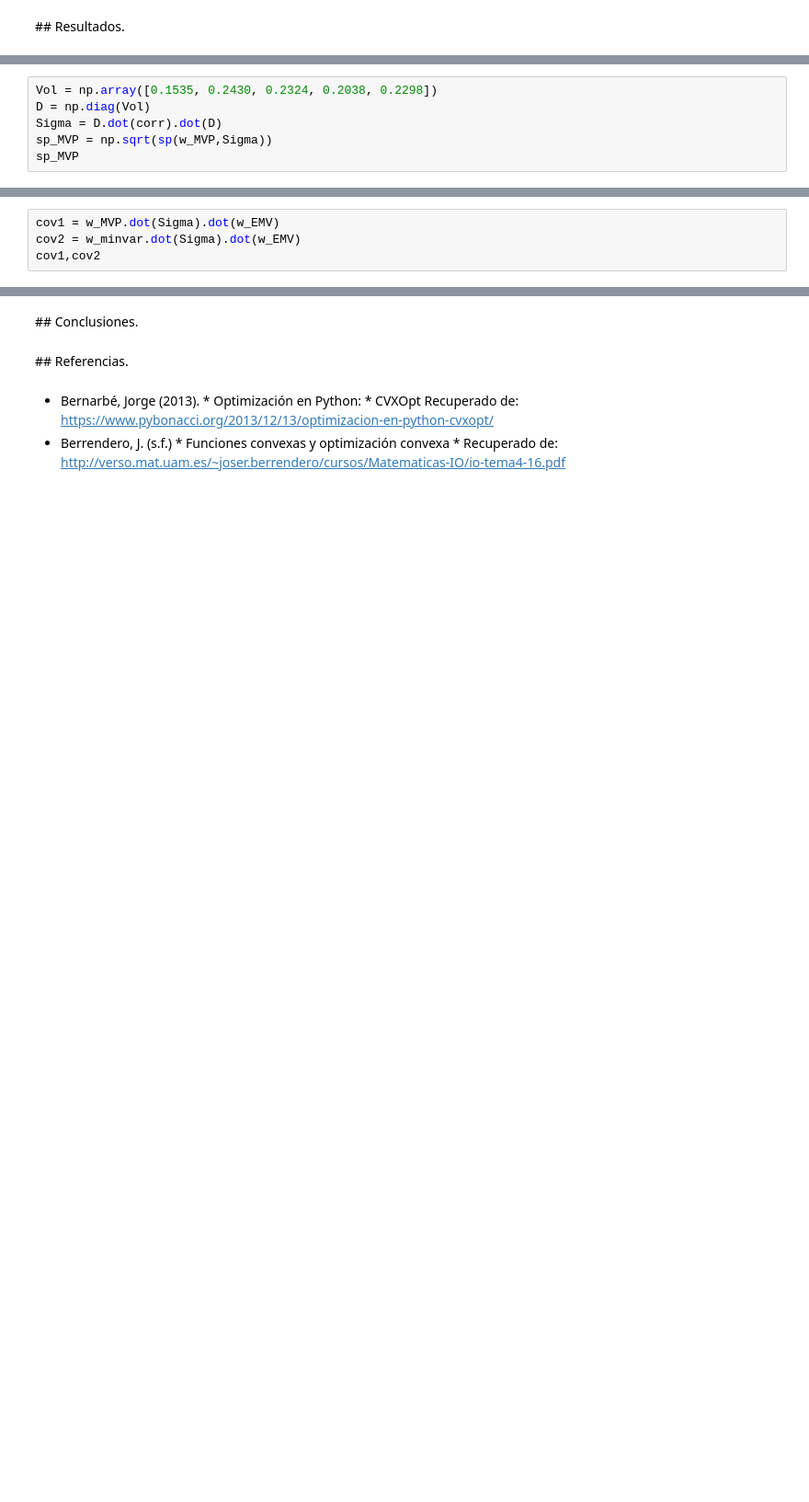
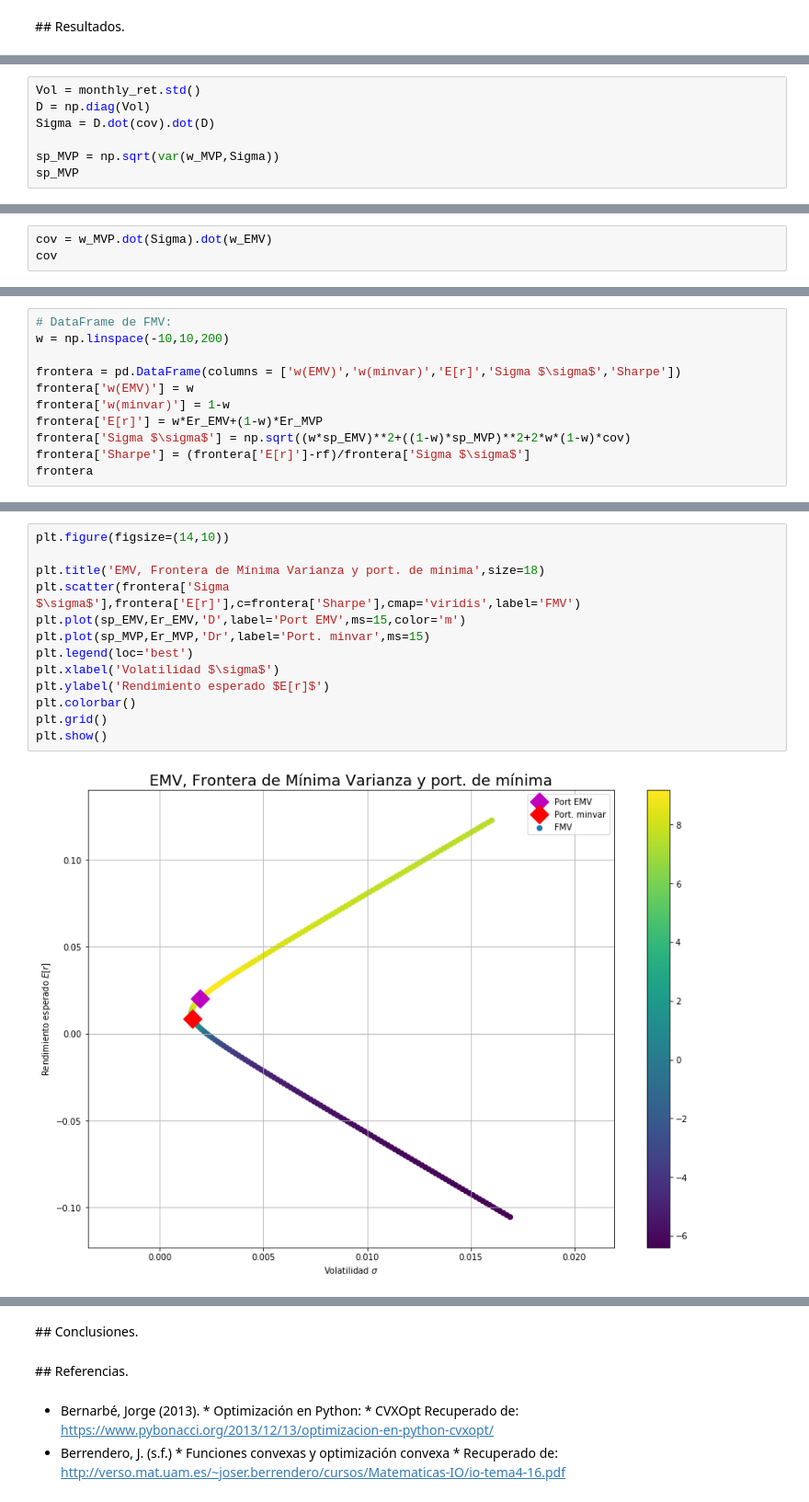
Before and after one commit to oscaralfonso17/proyecto_portafolios, a Jupyter notebook: ProyectoFinal_EnriquezF_RamirezJ_FloresO.ipynb, the cells around one changed output, grey strips where cells are left out. Shown at 92% size. Cells and saved outputs as stored; diff of their text form; blank space fills up the shorter version.

```diff
--- a/ProyectoFinal_EnriquezF_RamirezJ_FloresO.ipynb
+++ b/ProyectoFinal_EnriquezF_RamirezJ_FloresO.ipynb
@@ -235,7 +292,8 @@ Er_MVP
 # %%
-Vol = np.array([0.1535, 0.2430, 0.2324, 0.2038, 0.2298])
+Vol = monthly_ret.std()
 D = np.diag(Vol)
-Sigma = D.dot(corr).dot(D)
-sp_MVP = np.sqrt(sp(w_MVP,Sigma))
+Sigma = D.dot(cov).dot(D)
+
+sp_MVP = np.sqrt(var(w_MVP,Sigma))
 sp_MVP
 # %% [output]
@@ -282,5 +347,4 @@ w_EMV,Er_EMV,sp_EMV,sharpe_EMV
 # %%
-cov1 = w_MVP.dot(Sigma).dot(w_EMV)
-cov2 = w_minvar.dot(Sigma).dot(w_EMV)
-cov1,cov2
+cov = w_MVP.dot(Sigma).dot(w_EMV)
+cov
 # %% [output]
@@ -293,0 +352,11 @@ corr1,corr2
+# %%
+# DataFrame de FMV:
+w = np.linspace(-10,10,200)
+
+frontera = pd.DataFrame(columns = ['w(EMV)','w(minvar)','E[r]','Sigma $\sigma$','Sharpe'])
+frontera['w(EMV)'] = w
+frontera['w(minvar)'] = 1-w
+frontera['E[r]'] = w*Er_EMV+(1-w)*Er_MVP
+frontera['Sigma $\sigma$'] = np.sqrt((w*sp_EMV)**2+((1-w)*sp_MVP)**2+2*w*(1-w)*cov)
+frontera['Sharpe'] = (frontera['E[r]']-rf)/frontera['Sigma $\sigma$']
+frontera
@@ -293,0 +401,15 @@ corr1,corr2
+# %%
+plt.figure(figsize=(14,10))
+
+plt.title('EMV, Frontera de Mínima Varianza y port. de mínima',size=18)
+plt.scatter(frontera['Sigma $\sigma$'],frontera['E[r]'],c=frontera['Sharpe'],cmap='viridis',label='FMV')
+plt.plot(sp_EMV,Er_EMV,'D',label='Port EMV',ms=15,color='m')
+plt.plot(sp_MVP,Er_MVP,'Dr',label='Port. minvar',ms=15)
+plt.legend(loc='best')
+plt.xlabel('Volatilidad $\sigma$')
+plt.ylabel('Rendimiento esperado $E[r]$')
+plt.colorbar()
+plt.grid()
+plt.show()
+# %% [output]
+[figure, added]
```
Also changed, not shown: parts of 41 cells of this notebook.
